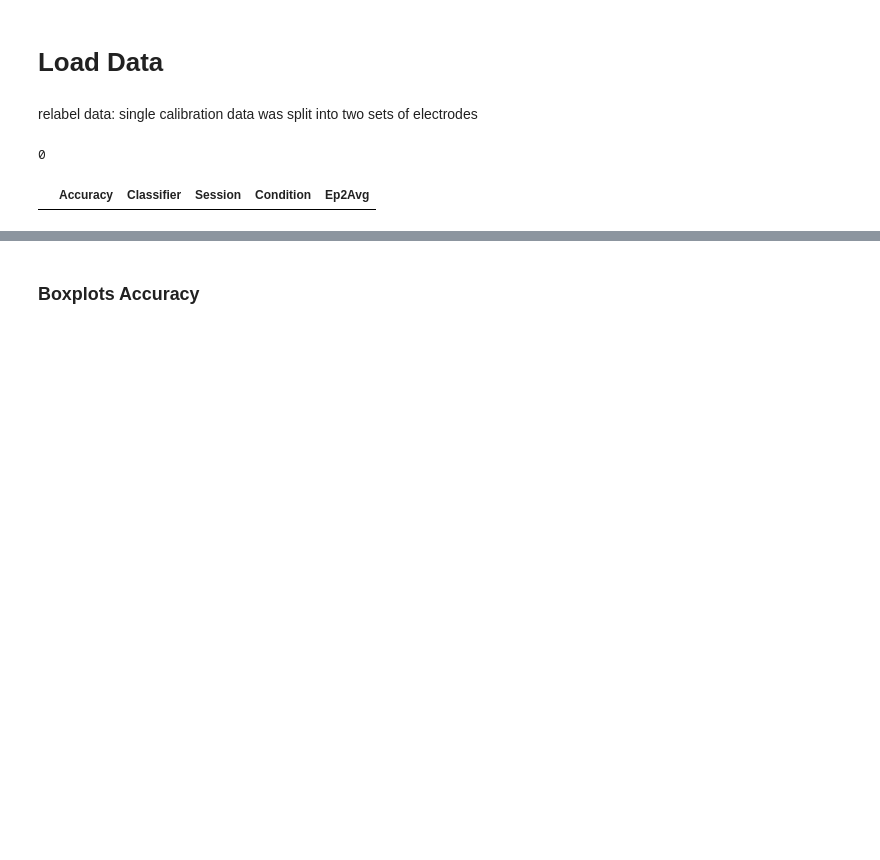
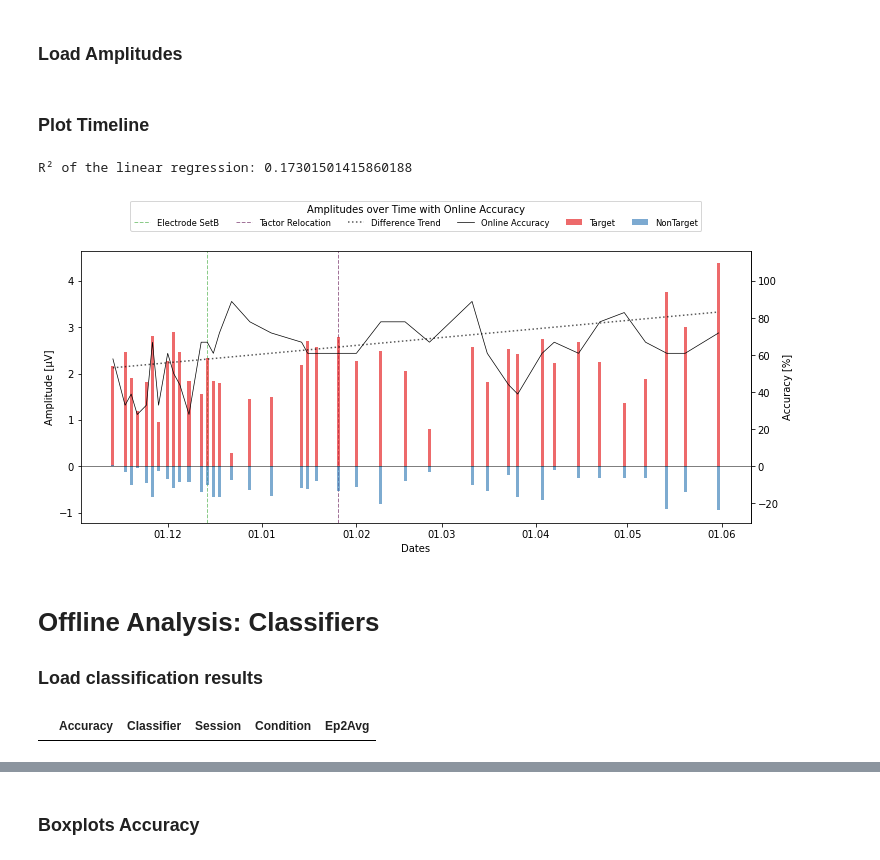
Before and after one commit to iamraP/P300ClassifierComparison, a Jupyter notebook: DataVisualization.ipynb, the cells around one changed output, grey strips where cells are left out. Drawn from its saved outputs; the diff is of its cells as text; code cells hidden in the pictures; blank space fills up the shorter version.

Commit message:
create figures included in current version of Draft

```diff
--- a/DataVisualization.ipynb
+++ b/DataVisualization.ipynb
@@ -103,0 +195,7 @@ amp.to_csv(r"C:\Users\map92fg\Documents\Software\P300_Classification\created_dat
+# %%
+oa = pd.read_csv(r"C:\Users\map92fg\Documents\Software\P300_Classification\data_thesis\online_accuracy.csv", sep=";")
+oa = oa.set_index(pd.to_datetime(oa.Datum,format="%d.%m.%Y"),drop=True)
+oa["Online Accuracy"] = oa["Online Accuracy"].str.rstrip('%').astype('float') / 100.0
+oa = oa["Online Accuracy"]*4 # to map on the primary y-axis
+# %% [markdown]
+### Load Amplitudes
@@ -104,20 +213,23 @@ amp.to_csv(r"C:\Users\map92fg\Documents\Software\P300_Classification\created_dat
+# %% [markdown]
+### Plot Timeline
+# %%
+plot_timeline(t_mean,nt_mean,oa,"Cz","Amplitudes over Time with Online Accuracy")
+# %% [output]
+R² of the linear regression: 0.17301501415860188
+[figure, new version]
 # %% [markdown]
-# Load Data
+# Offline Analysis: Classifiers
+### Load classification results
-# %% [markdown]
-relabel data: single calibration data was split into two sets of electrodes
 # %%
-all_acc =  pd.read_csv(r"created_data\Classifier_Results\current\accuracies.csv")
-all_acc["Condition"] = all_acc["Condition"].map({"sess3":"sess3","sess1":"sess1","single3_A":"single3","single3_B":"single3","single1_A":"single1","single1_B":"single1"}, na_action='ignore')
-all_acc.to_csv(r"created_data\Classifier_Results\current\accuracies_rightlabel.csv",index=False)
-all_acc["Condition"].isnull().any().sum()
+all_acc = pd.read_csv(r"created_data\Classifier_Results\current\accuracies_rightlabel.csv")
-# %% [output]
-0
 # %%
-#change NaN values very SWLDA
+#change NaN values in SWLDA
 all_acc.Accuracy = all_acc.Accuracy.fillna(value=0)
-all_acc.loc[all_acc.isnull().any(axis=1)]
-# %% [output]
-|  | Accuracy | Classifier | Session | Condition | Ep2Avg |
+# %%
+
+all_acc.loc[all_acc.isnull().any(axis=1)]
+# %% [output]
+|  | Accuracy | Classifier | Session | Condition | Ep2Avg |
 # %%
 eight_epochs = all_acc.loc[all_acc.Ep2Avg==8]
 
```
Also changed, not shown: parts of 39 cells of this notebook, 13 other files.
